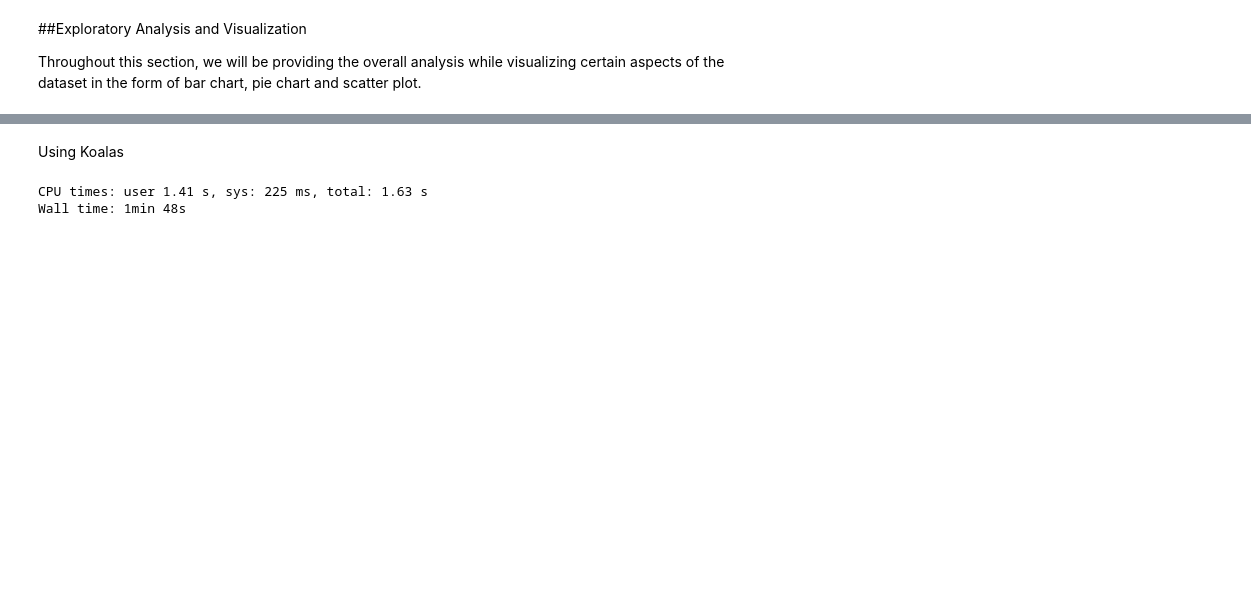
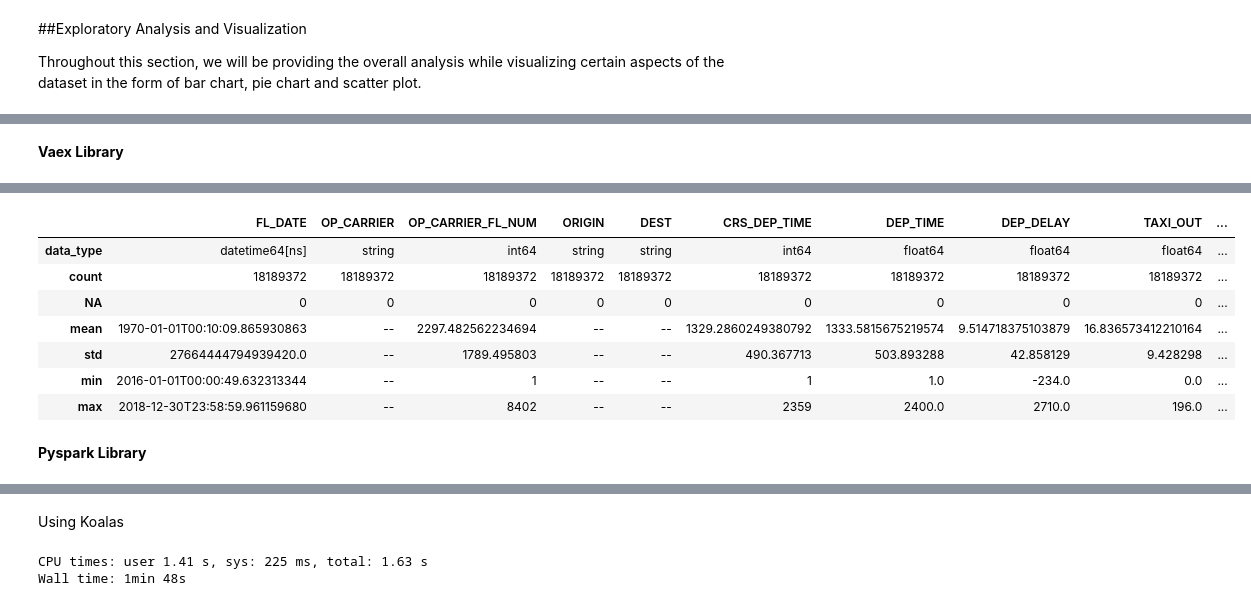
Before and after one commit to drshahizan/Python-big-data, a Jupyter notebook: Project/BigMac/HPDP_Group_Project.ipynb, the cells around one changed output, grey strips where cells are left out. Saved outputs shown, nothing was run; the diff lists cells and outputs as text; code cells hidden in the pictures; blank space fills up the shorter version.

```diff
--- a/Project/BigMac/HPDP_Group_Project.ipynb
+++ b/Project/BigMac/HPDP_Group_Project.ipynb
@@ -583,0 +601,7 @@ Throughout this section, we will be providing the overall analysis while visuali
+# %% [markdown]
+**Vaex Library**
+# %%
+# Describe the data in the vdf DataFrame
+%%time
+vdf.describe()
+# %% [output]
@@ -583,0 +610,10 @@ Throughout this section, we will be providing the overall analysis while visuali
+|  | FL_DATE | OP_CARRIER | OP_CARRIER_FL_NUM | ORIGIN | DEST | CRS_DEP_TIME | DEP_TIME | DEP_DELAY | TAXI_OUT | ... |
+| data_type | datetime64[ns] | string | int64 | string | string | int64 | float64 | float64 | float64 | ... |
+| count | 18189372 | 18189372 | 18189372 | 18189372 | 18189372 | 18189372 | 18189372 | 18189372 | 18189372 | ... |
+| NA | 0 | 0 | 0 | 0 | 0 | 0 | 0 | 0 | 0 | ... |
+| mean | 1970-01-01T00:10:09.865930863 | -- | 2297.482562234694 | -- | -- | 1329.2860249380792 | 1333.5815675219574 | 9.514718375103879 | 16.836573412210164 | ... |
+| std | 27664444794939420.0 | -- | 1789.495803 | -- | -- | 490.367713 | 503.893288 | 42.858129 | 9.428298 | ... |
+| min | 2016-01-01T00:00:49.632313344 | -- | 1 | -- | -- | 1 | 1.0 | -234.0 | 0.0 | ... |
+| max | 2018-12-30T23:58:59.961159680 | -- | 8402 | -- | -- | 2359 | 2400.0 | 2710.0 | 196.0 | ... |
+# %% [markdown]
+**Pyspark Library**
```
Also changed, not shown: parts of 9 cells of this notebook.
